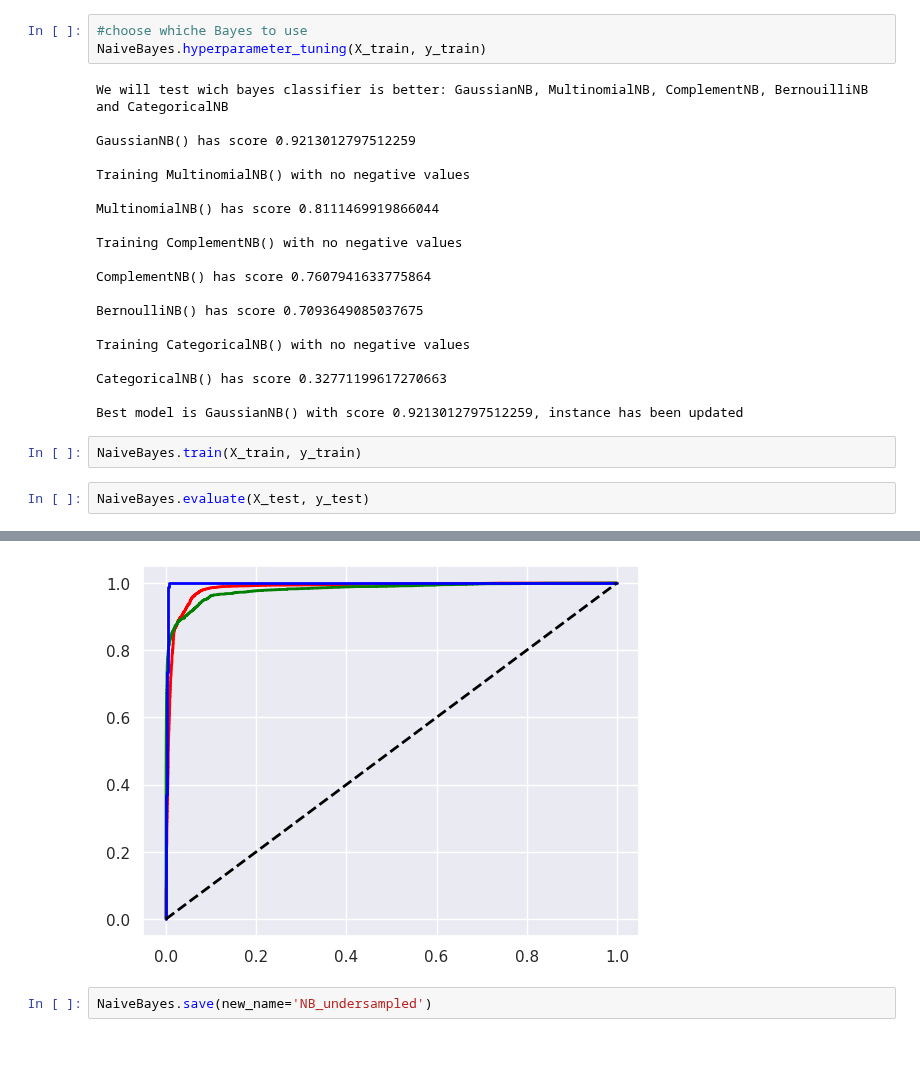
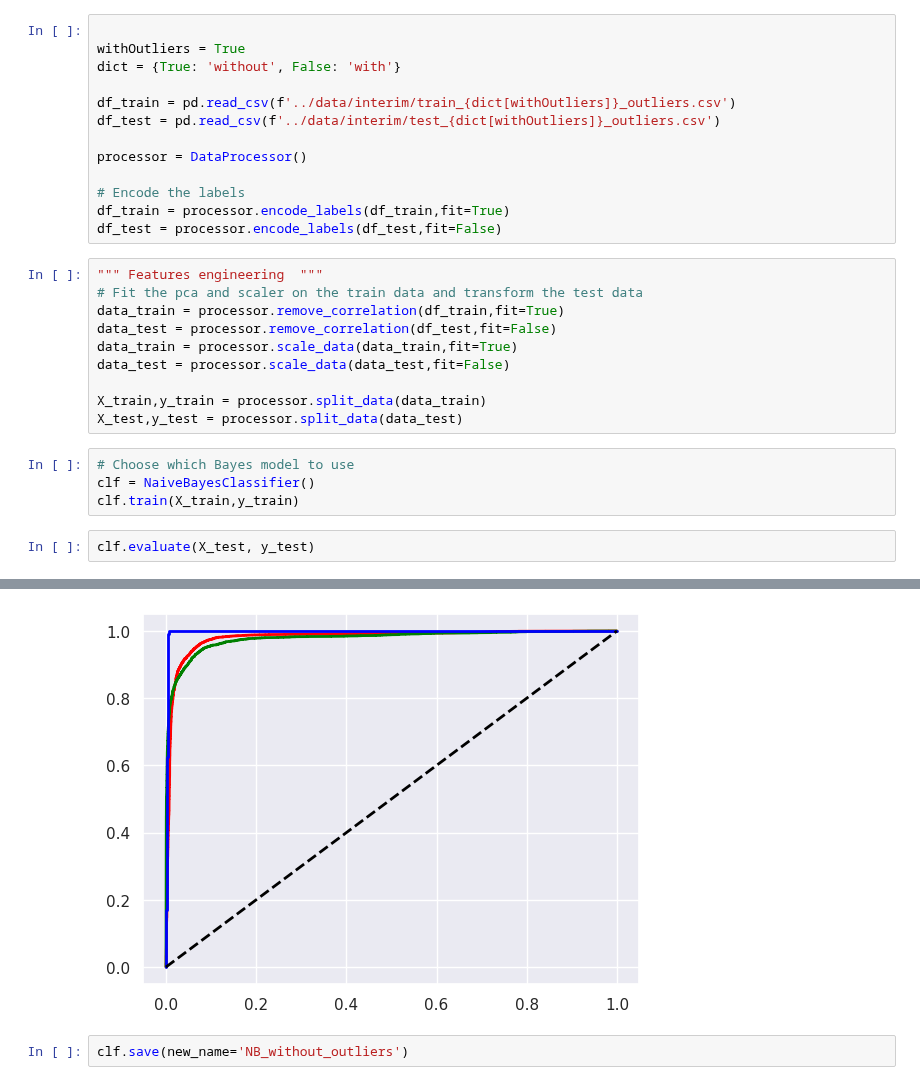
Before and after one commit to LouisCleriot/Stellar-object-classification, a Jupyter notebook: notebooks/NaiveBayes.ipynb, the cells around one changed output, grey strips where cells are left out. Saved outputs shown, nothing was run; the diff lists cells and outputs as text; blank space fills up the shorter version.

Commit message:
update naivebayes

```diff
--- a/notebooks/NaiveBayes.ipynb
+++ b/notebooks/NaiveBayes.ipynb
@@ -20,28 +7,30 @@ y_test = label_encoder.transform(y_test)
+# %%
+
+withOutliers = True
+dict = {True: 'without', False: 'with'}
+
+df_train = pd.read_csv(f'../data/interim/train_{dict[withOutliers]}_outliers.csv')
+df_test = pd.read_csv(f'../data/interim/test_{dict[withOutliers]}_outliers.csv')
+
+processor = DataProcessor()
+
+# Encode the labels
+df_train = processor.encode_labels(df_train,fit=True)
+df_test = processor.encode_labels(df_test,fit=False)
+# %%
+""" Features engineering  """
+# Fit the pca and scaler on the train data and transform the test data
+data_train = processor.remove_correlation(df_train,fit=True)
+data_test = processor.remove_correlation(df_test,fit=False)
+data_train = processor.scale_data(data_train,fit=True)
+data_test = processor.scale_data(data_test,fit=False)
+
+X_train,y_train = processor.split_data(data_train)
+X_test,y_test = processor.split_data(data_test)
 # %%
-#choose whiche Bayes to use
-NaiveBayes.hyperparameter_tuning(X_train, y_train)
+# Choose which Bayes model to use
+clf = NaiveBayesClassifier()
+clf.train(X_train,y_train)
-# %% [output]
-We will test wich bayes classifier is better: GaussianNB, MultinomialNB, ComplementNB, BernouilliNB and CategoricalNB
-
-GaussianNB() has score 0.9213012797512259
-
-Training MultinomialNB() with no negative values
-
-MultinomialNB() has score 0.8111469919866044
-
-Training ComplementNB() with no negative values
-
-ComplementNB() has score 0.7607941633775864
-
-BernoulliNB() has score 0.7093649085037675
-
-Training CategoricalNB() with no negative values
-
-CategoricalNB() has score 0.32771199617270663
-
-Best model is GaussianNB() with score 0.9213012797512259, instance has been updated
-# %%
-NaiveBayes.train(X_train, y_train)
 # %%
-NaiveBayes.evaluate(X_test, y_test)
+clf.evaluate(X_test, y_test)
 # %% [output]
@@ -63,3 +52,3 @@ auc score for class 2:  0.9978081232492998
-[figure, old version]
+[figure, new version]
 # %%
-NaiveBayes.save(new_name='NB_undersampled')
+clf.save(new_name='NB_without_outliers')
```
Also changed, not shown: parts of 3 cells of this notebook.
